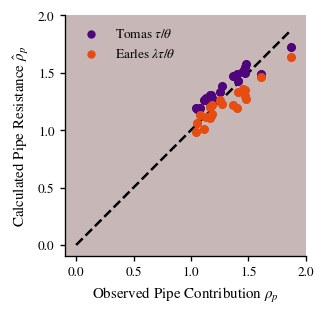
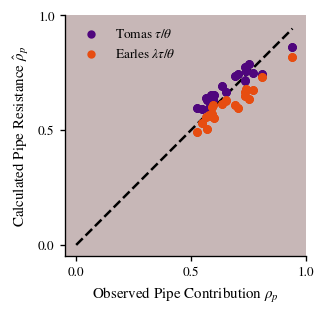
The notebook cell's code change between the first figure and the second:
--- before
+++ after
@@ -2,5 +2,5 @@
     use_style() 
     fig, ax = figure()
-    max_value = max(df['pipe_resistance_t'].max(), df['standard_tomas'].max(), df["standard_earles"].max())
+    max_value = max(df['pipe_resistance_m'].max(), df['standard_tomas'].max(), df["standard_earles"].max())
     keys = ["standard_tomas", "standard_earles"]
     labels = [r"Tomas $\tau/\theta$", r"Earles $\lambda\tau/\theta$"]
@@ -8,5 +8,5 @@
 
     for key, label, color in zip(keys, labels, colors, strict=True):
-        ax.scatter(df['pipe_resistance_t'], 2*df[key], color=color, label=label)
+        ax.scatter(df['pipe_resistance_m'], df[key], color=color, label=label)
     format_comparison_plot(ax, max_value, step_ticks=0.5)
     set_axis_labels(ax, r'Observed Pipe Contribution $\rho_p$', r'Calculated Pipe Resistance $\hat{\rho}_p$')

Commit: implemented surface_centroid for pipe-resistance-m